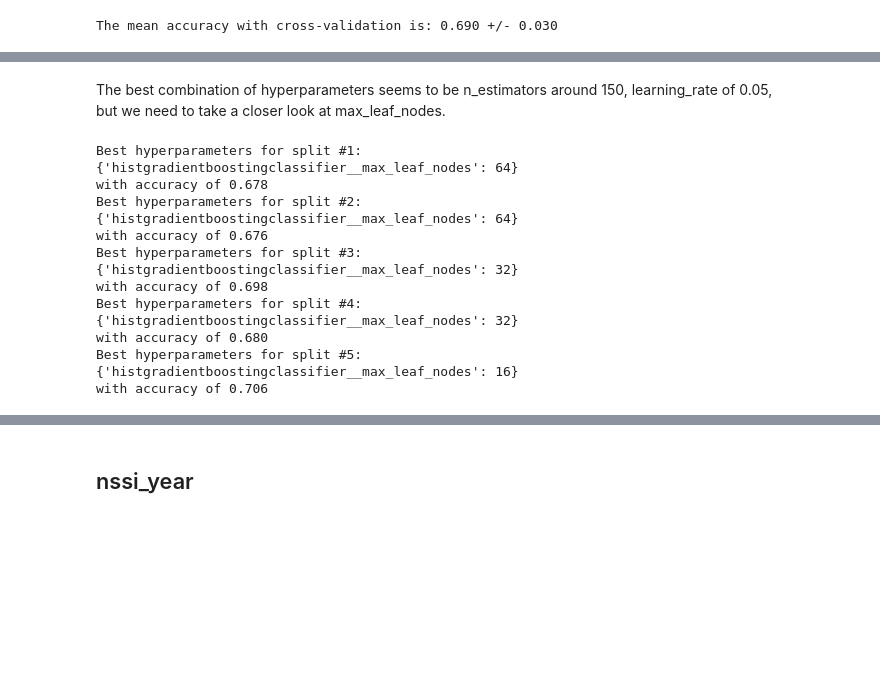
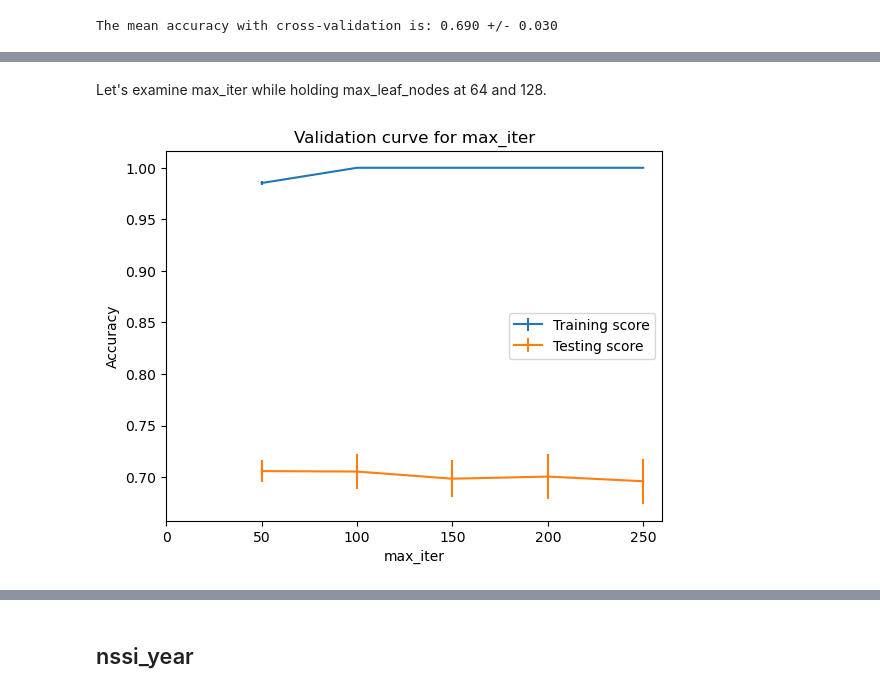
Before and after one commit to NRKako/machine_learning, a Jupyter notebook: self_harm.ipynb, the cells around one changed output, grey strips where cells are left out. Cells and saved outputs as stored; diff of their text form; code cells hidden in the pictures; blank space fills up the shorter version.

```diff
--- a/self_harm.ipynb
+++ b/self_harm.ipynb
@@ -863,21 +777,19 @@ preprocessor = ColumnTransformer([
 sample_weights = compute_sample_weight(class_weight='balanced', y=target)
 
 # define algorithm
-hgbc = HistGradientBoostingClassifier(random_state=0, categorical_features=[0,1,2])
+hgbc = HistGradientBoostingClassifier(random_state=0, categorical_features=[0,1,2], learning_rate=0.1)
 
 # assemble steps into pipeline
 pipeline = make_pipeline(preprocessor, imputer, hgbc)
 
 # hyperparameter values to try
 param_grid =  {
-    'histgradientboostingclassifier__learning_rate': [0.01, 0.05, 0.1, 0.5, 1, 2],
-    'histgradientboostingclassifier__max_iter': [50, 100, 150, 200],
+    'histgradientboostingclassifier__max_iter': [50, 100, 150, 200, 250],
     'histgradientboostingclassifier__max_leaf_nodes': [8, 16, 32, 64, 128, 256]}
 
-# CHANGE n_iter TO 500 LATER!!!
-randomized_search = RandomizedSearchCV(pipeline, param_distributions=param_grid, n_iter=100, n_jobs=2)
+grid_search = GridSearchCV(pipeline, param_grid=param_grid, n_jobs=2)
 
-cv_results = cross_validate(randomized_search, features, target, n_jobs=2,
+cv_results = cross_validate(grid_search, features, target, n_jobs=2,
                             fit_params={'histgradientboostingclassifier__sample_weight': sample_weights},
                             return_estimator=True)
 # %%
@@ -907,39 +819,21 @@ with accuracy of 0.706
 # %% [markdown]
-The best combination of hyperparameters seems to be n_estimators around 150, learning_rate of 0.05,
-but we need to take a closer look at max_leaf_nodes.
+Let's examine max_iter while holding max_leaf_nodes at 64 and 128.
-# %%
-# set tuned hyperparameters
-pipeline.set_params(histgradientboostingclassifier__max_iter=150, histgradientboostingclassifier__learning_rate=0.05)
-
-# hyperparameter values to try
-param_grid =  {'histgradientboostingclassifier__max_leaf_nodes': [4, 8, 16, 32, 64, 128, 256]}
-
-grid_search = GridSearchCV(pipeline, param_grid=param_grid, n_jobs=2)
-
-cv_results = cross_validate(grid_search, features, target, n_jobs=2,
-                            fit_params={'histgradientboostingclassifier__sample_weight': sample_weights},
-                            return_estimator=True)
-# %%
-# get best values of hyperparameters for each split of outer cross-validation
-for cv_split, estimator_in_split in enumerate(cv_results["estimator"]):
-    print(
-        f"Best hyperparameters for split #{cv_split + 1}:\n"
-        f"{estimator_in_split.best_params_}\n"
-        f"with accuracy of {cv_results['test_score'][cv_split]:.3f}"
-    )
-# %% [output]
-Best hyperparameters for split #1:
-{'histgradientboostingclassifier__max_leaf_nodes': 64}
-with accuracy of 0.678
-Best hyperparameters for split #2:
-{'histgradientboostingclassifier__max_leaf_nodes': 64}
-with accuracy of 0.676
-Best hyperparameters for split #3:
-{'histgradientboostingclassifier__max_leaf_nodes': 32}
-with accuracy of 0.698
-Best hyperparameters for split #4:
-{'histgradientboostingclassifier__max_leaf_nodes': 32}
-with accuracy of 0.680
-Best hyperparameters for split #5:
-{'histgradientboostingclassifier__max_leaf_nodes': 16}
-with accuracy of 0.706
+# %%
+pipeline.set_params(histgradientboostingclassifier__max_leaf_nodes=64)
+
+# generate validation curve for max_iter
+max_iter_values = [50, 100, 150, 200, 250]
+train_scores, test_scores = validation_curve(
+    pipeline, features, target, param_name='histgradientboostingclassifier__max_iter',
+    param_range=max_iter_values, scoring='accuracy', n_jobs=2)
+# %%
+# plot validation curve for max_iter
+plt.errorbar(max_iter_values, train_scores.mean(axis=1), yerr=train_scores.std(axis=1), label="Training score")
+plt.errorbar(max_iter_values, test_scores.mean(axis=1), yerr=test_scores.std(axis=1), label="Testing score")
+plt.legend()
+plt.xticks(np.arange(0, 300, 50))
+plt.xlabel("max_iter")
+plt.ylabel("Accuracy")
+_ = plt.title("Validation curve for max_iter")
+# %% [output]
+[figure, added]
```
Also changed, not shown: parts of 42 cells of this notebook.
